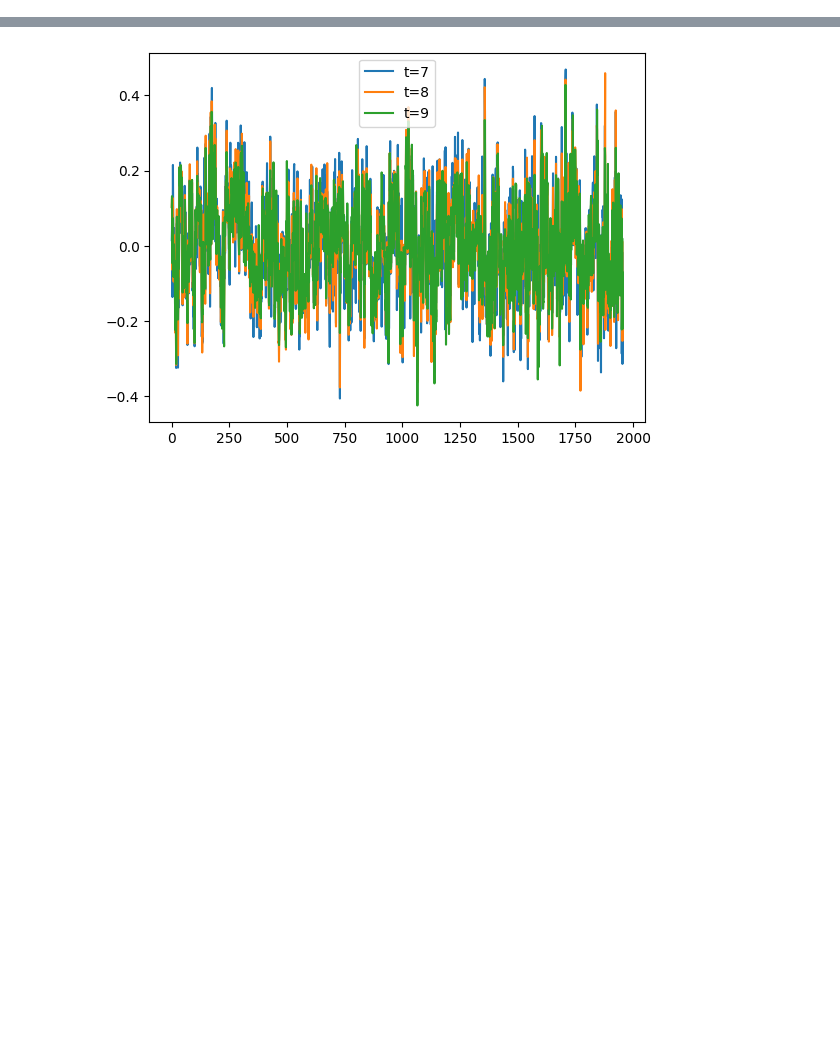
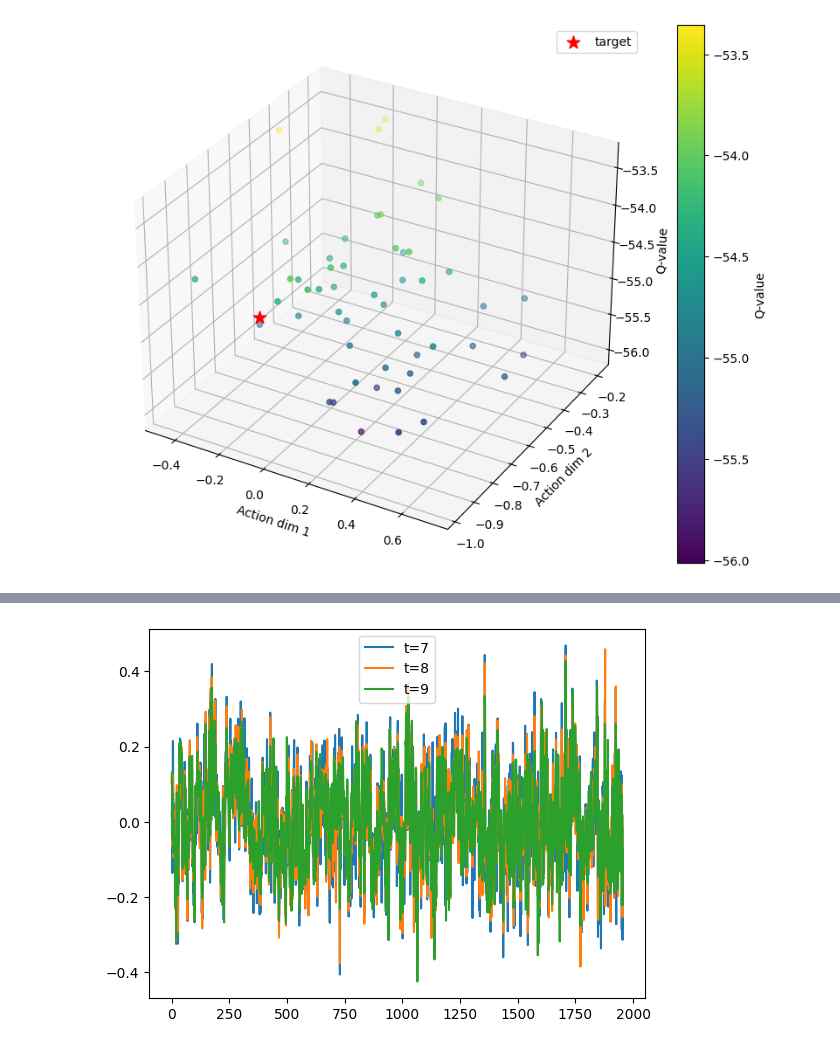
Before and after one commit to jaehyeokdoo2/qflow, a Jupyter notebook: eval_seed_test.ipynb, the cells around one changed output, grey strips where cells are left out. Saved outputs shown, nothing was run; the diff lists cells and outputs as text; code cells hidden in the pictures; blank space fills up the shorter version.

```diff
--- a/eval_seed_test.ipynb
+++ b/eval_seed_test.ipynb
@@ -425,0 +774,19 @@ cosine_sim_vals_by_coeff = load_json(cosine_sim_vals_path)
+# %%
+random.seed(seed)
+np.random.seed(seed)
+os.environ['PYTHONHASHSEED'] = str(seed)
+master_key = jax.random.PRNGKey(int(seed))
+
+stats, trajs, energy_vals_by_episode, gradient_vals_by_episode, lambda_vals_by_episode, cosine_sim_vals_by_episode = eval_guidance(
+    agent=fbrac_agent,
+    config=fbrac_config,
+    env=fbrac_eval_env,
+    energy_fn=energy_fn,
+    num_eval_episodes=10,
+    guidance_coeff=0.0,
+    partial_guidance=0,
+    seed=seed,
+    key=master_key,
+)
+
+stats
@@ -425,0 +833,77 @@ cosine_sim_vals_by_coeff = load_json(cosine_sim_vals_path)
+# %%
+# 3D scatter plot of reference actions and q-values. Color points by q-value.
+import matplotlib.pyplot as plt
+
+fig = plt.figure(figsize=(10, 8), dpi=100)
+ax = fig.add_subplot(111, projection='3d')
+
+
+target_idx = 3
+ref_qs = ref_qs_list[target_idx]
+ref_actions = ref_actions_list[target_idx]
+target_action = target_actions_list[target_idx]
+target_q = target_q_list[target_idx]
+
+correlations = []
+for dim in range(ref_actions.shape[1]):
+    corr = np.corrcoef(ref_actions[:, dim], ref_qs)[0, 1]
+    correlations.append(corr)
+correlations = np.array(correlations)
+abs_corr = np.abs(correlations)
+top2_dims = abs_corr.argsort()[-2:][::-1]
+print(f"Top 2 most correlated action dims with q: {top2_dims}, correlations: {correlations[top2_dims]}")
+
+action_dim1, action_dim2 = top2_dims[0], top2_dims[1]
+# action_dim1, action_dim2 = 0, 1
+
+# Use first two action dimensions for the x and y axes, q-value for z and color.
+sc = ax.scatter(
+    ref_actions[:, action_dim1],                        # x-axis: action dim 1
+    ref_actions[:, action_dim2],                        # y-axis: action dim 2
+    ref_qs,                                             # z-axis: q-value
+    c=ref_qs,                                           # color by q value
+    cmap='viridis'
+)
+
+print(ref_qs.min(), ref_qs.mean(), ref_qs.max())
+print(target_q)
+
+# Compute the quantile of target_q within ref_qs (i.e., its percentile location)
+quantile = (ref_qs < target_q).mean()
+print("Quantile Statistics:")
+print(f"Min: {quantiles.min()}, Mean: {quantiles.mean()}, Median: {np.median(quantiles)}, Max: {quantiles.max()}, Std: {quantiles.std()}")
+
+# Plot the target action
+ax.scatter(
+    target_action[action_dim1], target_action[action_dim2], target_q,
+    color='red', marker='*', s=120, label='target'
+)
+
+ax.set_xlabel('Action dim 1')
+ax.set_ylabel('Action dim 2')
+ax.set_zlabel('Q-value')
+plt.colorbar(sc, ax=ax, label='Q-value')
+plt.legend()
+plt.show()
+
+# Plot the quantiles
+plt.hist(quantiles, bins=25)
+plt.show()
+
+
+# Find the indices where the quantile is in the top 5%
+top5_indices = np.where(quantiles > 0.95)[0]
+print(f"Number of top 5% quantile points: {len(top5_indices)}")
+
+
+top5_locations = success_states[top5_indices, :2]
+all_locations = success_states[:, :2]
+
+plt.scatter(all_locations[:, 0], all_locations[:, 1], c=all_q_values, cmap='viridis')
+plt.scatter(top5_locations[:, 0], top5_locations[:, 1], c='red', marker='*', s=100)
+plt.colorbar(label='Q value')
+plt.xlabel('X')
+plt.ylabel('Y')
+plt.title('Quantile of Target Action in Reference Actions')
+plt.show()
+# %% [output]
@@ -425,0 +915 @@ cosine_sim_vals_by_coeff = load_json(cosine_sim_vals_path)
+[figure, added]
```
Also changed, not shown: parts of 81 cells of this notebook, 16 other files.
